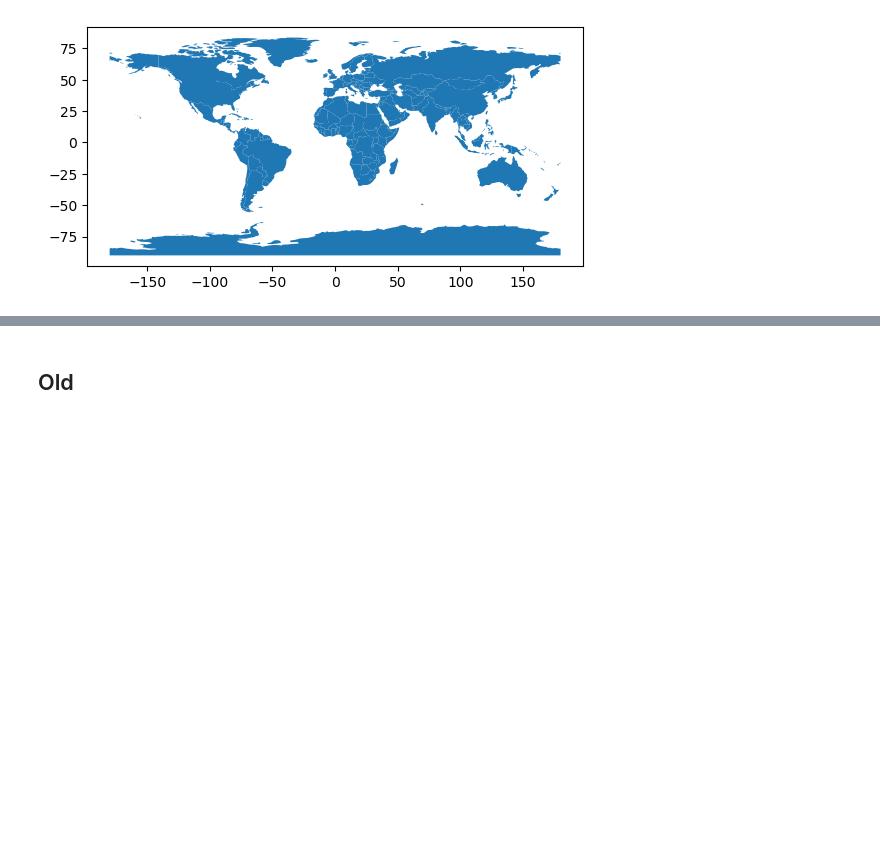
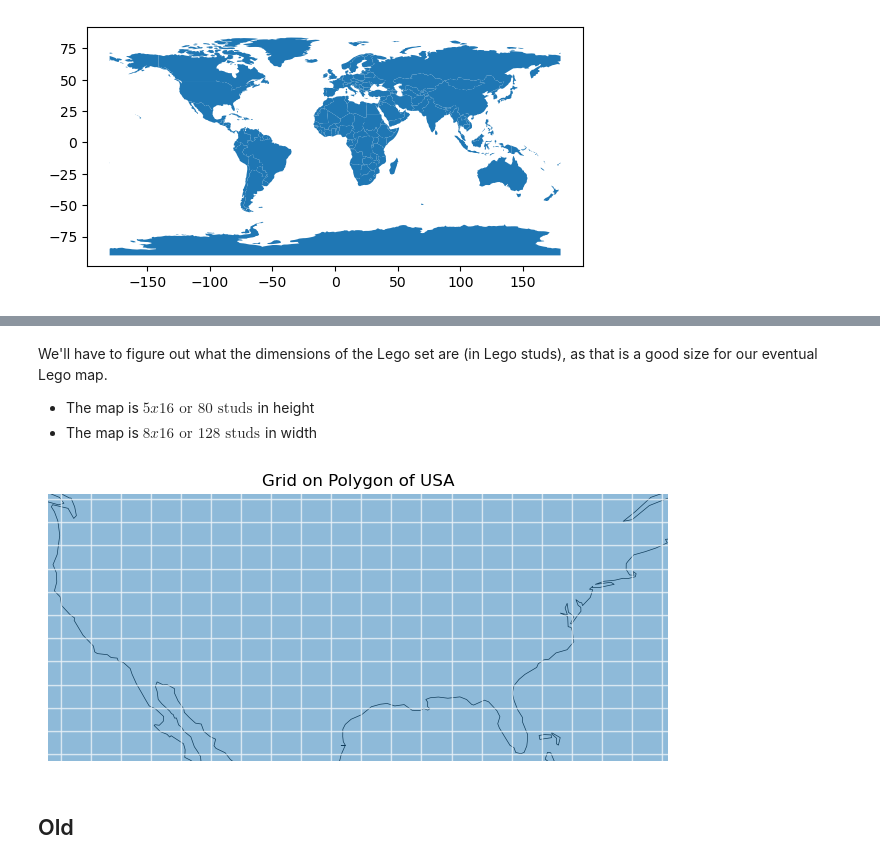
Before and after one commit to sralter/lego_world_map, a Jupyter notebook: lego_world_map.ipynb, the cells around one changed output, grey strips where cells are left out. Drawn from its saved outputs; the diff is of its cells as text; code cells hidden in the pictures; blank space fills up the shorter version.

```diff
--- a/lego_world_map.ipynb
+++ b/lego_world_map.ipynb
@@ -161,3 +178,43 @@ plt.show()
+# %%
+# extract the bounding box of the world from the GeoDataFrame
+bounds = world.bounds
+
+minx = bounds.minx.values[0]
+miny = bounds.miny.values[0]
+maxx = bounds.maxx.values[0]
+maxy = bounds.maxy.values[0]
+# %% [markdown]
+We'll have to figure out what the dimensions of the Lego set are (in Lego studs), as that is a good size for our eventual Lego map.
+* The map is $5 x 16 \text{ or } 80\text{ studs }$in height
+* The map is $8 x 16 \text{ or } 128\text{ studs }$in width
+# %%
+# Create a user-defined grid within the bounding box of the world
+height = 80
+width = 128
+grid_crs = world.crs.to_epsg()
+grid_polygons = create_grid(minx, miny, maxx, maxy, width, height)
+gdf_grid = gpd.GeoDataFrame(grid_polygons, columns=['geometry'])
+gdf_grid.crs = grid_crs
+
+# Visualize the grid overlaid on the map
+f, ax = plt.subplots(1, 1, figsize=(8, 8))
+world.plot(ax=ax, color='none', edgecolor='k', linewidth=0.5)
+gdf_grid.plot(ax=ax, edgecolor='w', alpha=0.5)
+ax.axis('off')
+
+# just view USA for now
+ax.set_xlim(-125, -66.9)
+ax.set_ylim(24.4, 49.4)
+
+plt.title('Grid on Polygon of USA')
+
+plt.savefig('figures/grid_usa.jpg',bbox_inches='tight')
+plt.savefig('figures/grid_usa.pdf',bbox_inches='tight')
+plt.savefig('figures/grid_usa.png',bbox_inches='tight')
+
+plt.show()
+# %% [output]
+[figure, added]
 # %% [markdown]
 ## Old
 # %%
```
Also changed, not shown: parts of 6 cells of this notebook, 5 other files.
